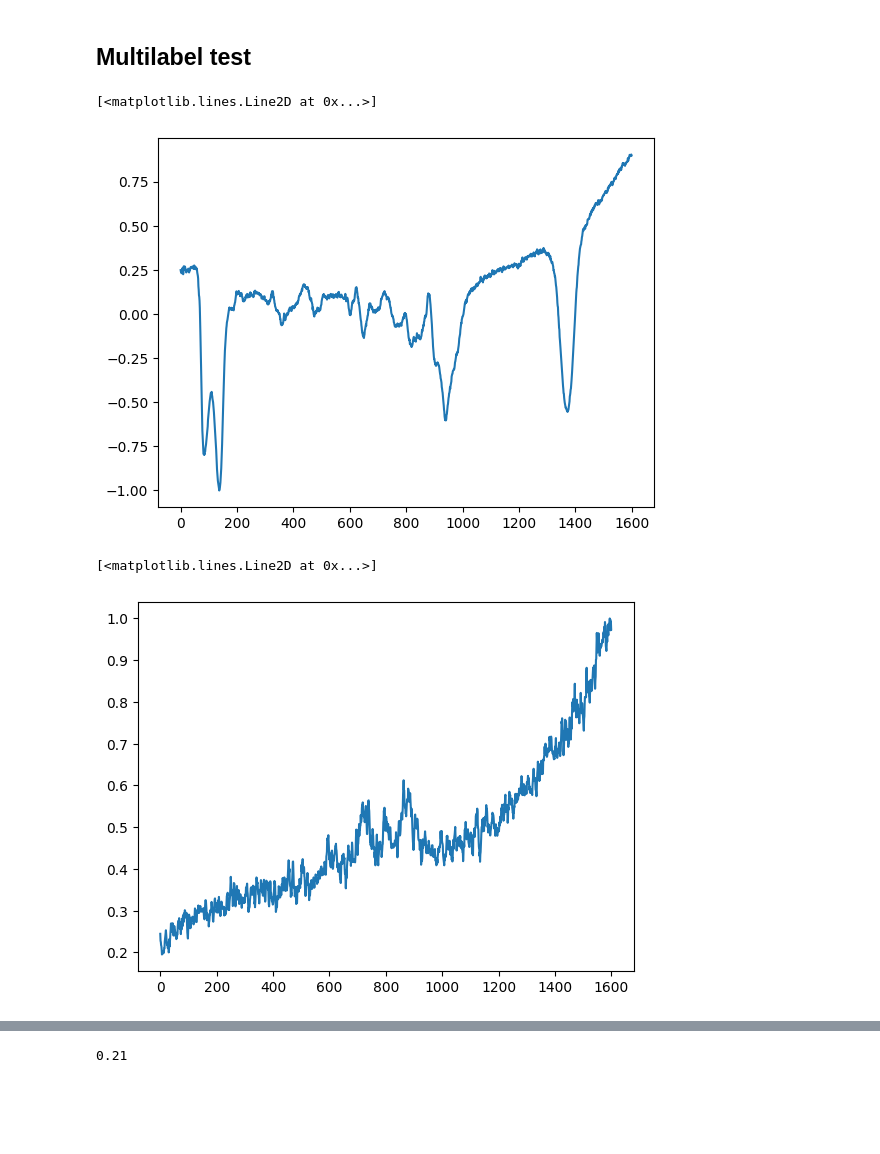
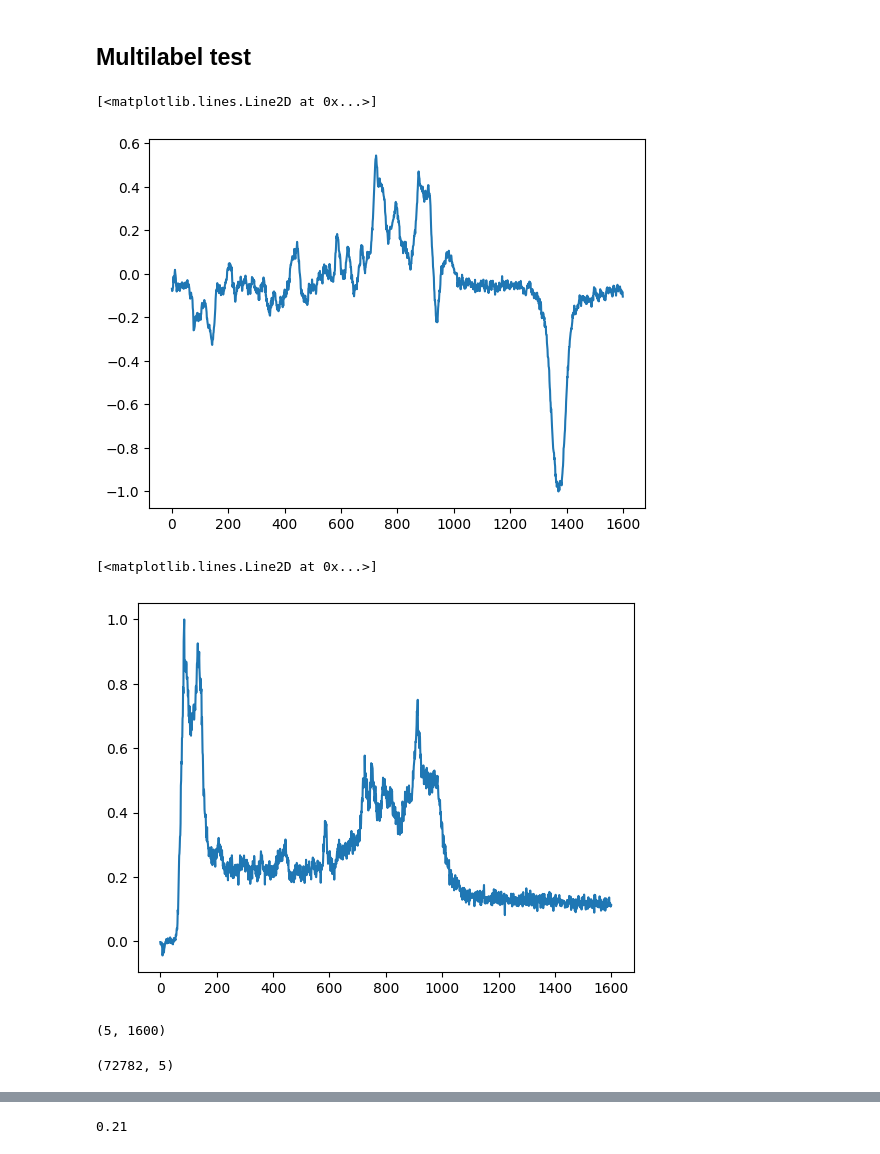
Before and after one commit to anva-kn/Raman, a Jupyter notebook: Publication/Classification.ipynb, the cells around one changed output, grey strips where cells are left out. Drawn from its saved outputs; the diff is of its cells as text; code cells hidden in the pictures; blank space fills up the shorter version.

```diff
--- a/Publication/Classification.ipynb
+++ b/Publication/Classification.ipynb
@@ -306,15 +243,23 @@ plt.plot(np.dot(result.x, f_dataN_PCA.T))
 # %% [markdown]
 ## Multilabel test
 # %%
-plt.plot(np.dot(result.x, t_dataN_PCA) / np.max(np.dot(result.x, -1 * t_dataN_PCA)))
+plt.plot(np.dot(result_car_pca.x, t_dataN_PCA) / np.max(np.dot(result_car_pca.x, -1 * t_dataN_PCA)))
 # plt.plot(normalized_spectra_wo_nan[-1])
 # %% [output]
 [<matplotlib.lines.Line2D at 0x...>]
-[figure, old version]
+[figure, new version]
 # %%
-plt.plot(normalized_spectra_wo_nan[-1])
+plt.plot(normalized_spectra_wo_nan[0])
 # %% [output]
 [<matplotlib.lines.Line2D at 0x...>]
-[figure, old version]
+[figure, new version]
+# %%
+t_dataN_PCA.shape
+# %% [output]
+(5, 1600)
+# %%
+f_dataN_PCA.shape
+# %% [output]
+(72782, 5)
 # %%
 #Use minimize function
```
Also changed, not shown: parts of 56 cells of this notebook.
